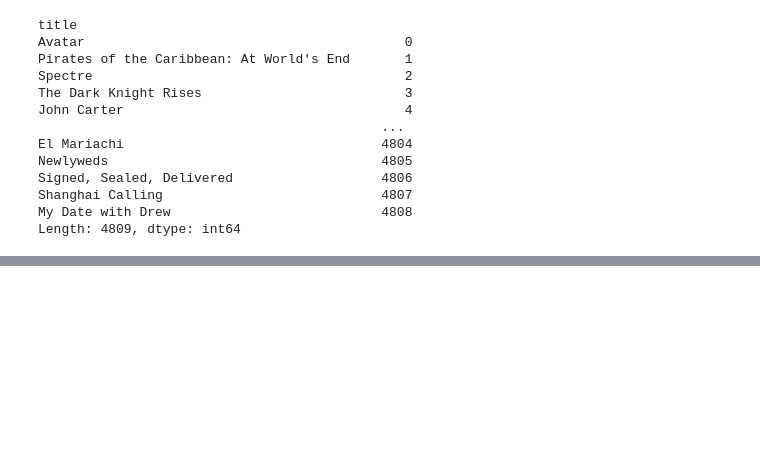
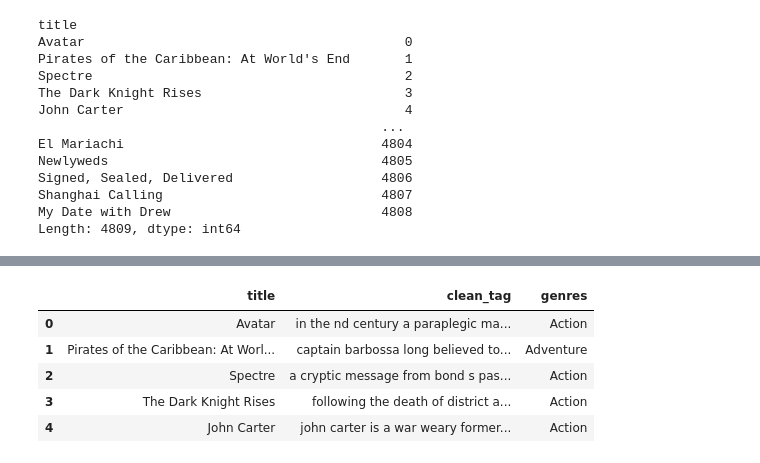
Before and after one commit to kregmi001/ML-and-Deep-Learning-for-Single-and-Muti-Class-Classification, a Jupyter notebook: movie-recommendation-system.ipynb, the cells around one changed output, grey strips where cells are left out. Saved outputs shown, nothing was run; the diff lists cells and outputs as text; code cells hidden in the pictures; blank space fills up the shorter version.

```diff
--- a/movie-recommendation-system.ipynb
+++ b/movie-recommendation-system.ipynb
@@ -221,0 +296,12 @@ Name: title, dtype: object
+# %%
+
+
+movies_summary_clean = movies_summary[['title','clean_tag','genres']]
+movies_summary_clean.head()
+# %% [output]
+|  | title | clean_tag | genres |
+| 0 | Avatar | in the nd century a paraplegic ma... | Action |
+| 1 | Pirates of the Caribbean: At Worl... | captain barbossa long believed to... | Adventure |
+| 2 | Spectre | a cryptic message from bond s pas... | Action |
+| 3 | The Dark Knight Rises | following the death of district a... | Action |
+| 4 | John Carter | john carter is a war weary former... | Action |
```
Also changed, not shown: parts of 23 cells of this notebook.
